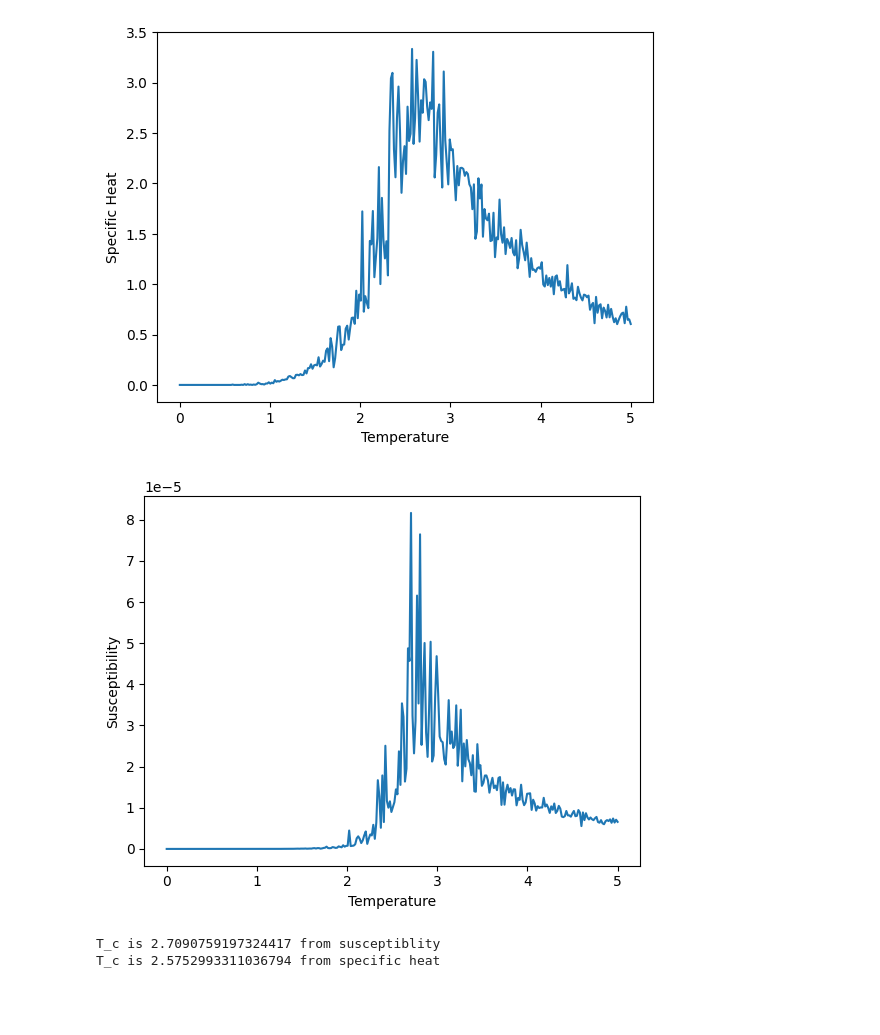
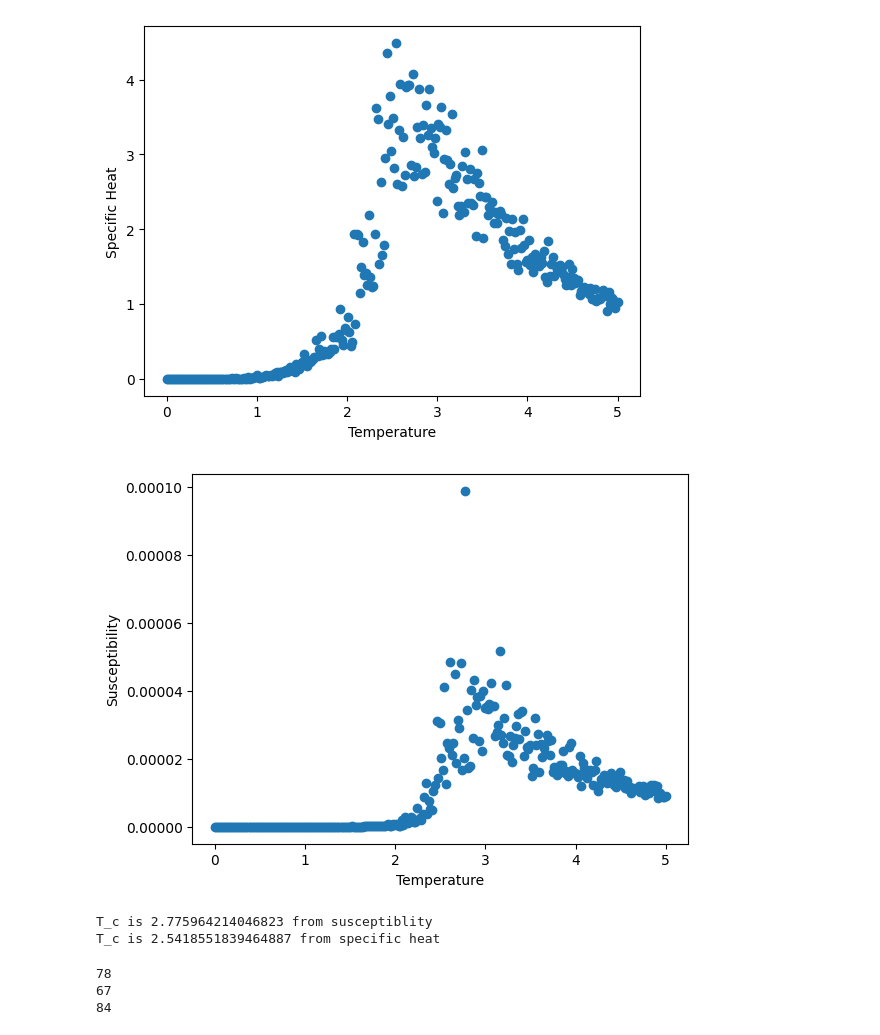
Before and after one commit to PHYS-5201-Final/IsingModel, a Jupyter notebook: Ising Model 2D.ipynb, the cells around one changed output. Drawn from its saved outputs; the diff is of its cells as text; code cells hidden in the pictures; blank space fills up the shorter version.

```diff
--- a/Ising Model 2D.ipynb
+++ b/Ising Model 2D.ipynb
@@ -2,6 +2,7 @@
 import random
 import numpy as np
 import matplotlib.pyplot as plt
+from scipy import stats
 
 def initial_spins(L):
     return np.random.choice([1, -1], size=(L,L))
@@ -64,18 +65,23 @@ def magnetization(spins, L):
     for i in range(L):
         for j in range(L):
             net_spin += spins[i, j]
-    return net_spin/(L**2)
+    return net_spin#/(L**2)
 
 def specific_heat(energy_value, beta, L):
     average_energy = np.average(energy_value)
     average_energy_squared = np.average(np.square(energy_value))
     return (beta**2) *(average_energy_squared-(average_energy**2))/(L**2)
 
+def heat_capacity(energy_value, beta, L):
+    average_energy = np.average(energy_value)
+    average_energy_squared = np.average(np.square(energy_value))
+    return (beta**2) *(average_energy_squared-(average_energy**2))
+
 def calculate_sus(magnetization_value, beta, L):
     # 1/T (<M^2> - <M>^2)
     M = np.average(magnetization_value)
     M_squared = np.average(np.square(magnetization_value))
-    sus = beta*(M_squared - M**2)/(L**2)
+    sus = beta*(M_squared - M**2)#/(L**2)
     return sus
 
 
@@ -116,7 +122,6 @@ def difference(array):
 def scatter_2D(data, ax, title):
     x = np.indices(data.shape)[0]
     y = np.indices(data.shape)[1]
-    col = data.flatten()
 
     # 3D Plot
     p2d = ax.imshow(data, cmap="PiYG", vmin=-1, vmax=1)
@@ -202,7 +207,7 @@ for temp_value in temp:
 J = 1
 h = 0
 L = 25
-steps = 50000
+steps = 30000
 
 
 spins_initial = np.ones([L,L])
@@ -211,7 +216,7 @@ copy_of_spins_initial = spins_initial.copy()
 
 magnetization_values, specific_heat_values, susceptibility_values = run_monte_carlo(beta, J, h, L, steps, copy_of_spins_initial)
 
-plt.plot(temp, np.abs(magnetization_values), label="Monte Carlo Steps")
+plt.scatter(temp, np.abs(magnetization_values), label="Monte Carlo Steps")
 plt.ylabel("Magnetization")
 plt.xlabel("Temperature")
 plt.show()
@@ -220,23 +225,49 @@ plt.show()
 # %%
-plt.plot(temp, specific_heat_values, label="Monte Carlo Steps")
+plt.scatter(temp, specific_heat_values, label="Monte Carlo Steps")
 #plt.semilogy()
 plt.ylabel("Specific Heat")
 plt.xlabel("Temperature")
 plt.show()
 # %% [output]
-[figure, old version]
+[figure, new version]
 # %%
-plt.plot(temp, susceptibility_values, label="Monte Carlo Steps")
+plt.scatter(temp, susceptibility_values, label="Monte Carlo Steps")
 #plt.semilogy()
 plt.ylabel("Susceptibility")
 plt.xlabel("Temperature")
 plt.show()
 # %% [output]
-[figure, old version]
+[figure, new version]
 # %%
-
 print("T_c is {} from susceptiblity".format(Tc_from_sus(susceptibility_values, temp)))
 print("T_c is {} from specific heat".format(Tc_from_specific_heat(specific_heat_values, temp)))
 # %% [output]
-T_c is 2.7090759197324417 from susceptiblity
-T_c is 2.5752993311036794 from specific heat
+T_c is 2.775964214046823 from susceptiblity
+T_c is 2.5418551839464887 from specific heat
+# %%
+temp = np.linspace(0.0001, 5, 150)
+beta = []
+for temp_value in temp:
+    beta.append(1/temp_value)
+J = 1
+h = 0
+L_values = np.arange(2, 23, 10)
+steps = 30000
+
+Heat_Capacity_L = []
+Sus_L=[]
+mag_L=[]
+for L in L_values:
+    spins_initial = np.ones([L,L])
+    copy_of_spins_initial = spins_initial.copy()
+    magnetization_values, specific_heat_values, susceptibility_values = run_monte_carlo(beta, J, h, L, steps, copy_of_spins_initial)
+    Tc_index = specific_heat_values.index(max(specific_heat_values))
+    print(Tc_index)
+
+    Heat_Capacity_L.append((specific_heat_values[Tc_index]))
+    Sus_L.append(susceptibility_values[Tc_index]/L**2)
+    mag_L.append(magnetization_values[Tc_index]/L**2)
+# %% [output]
+78
+67
+84
```
Also changed, not shown: parts of 5 cells of this notebook.
